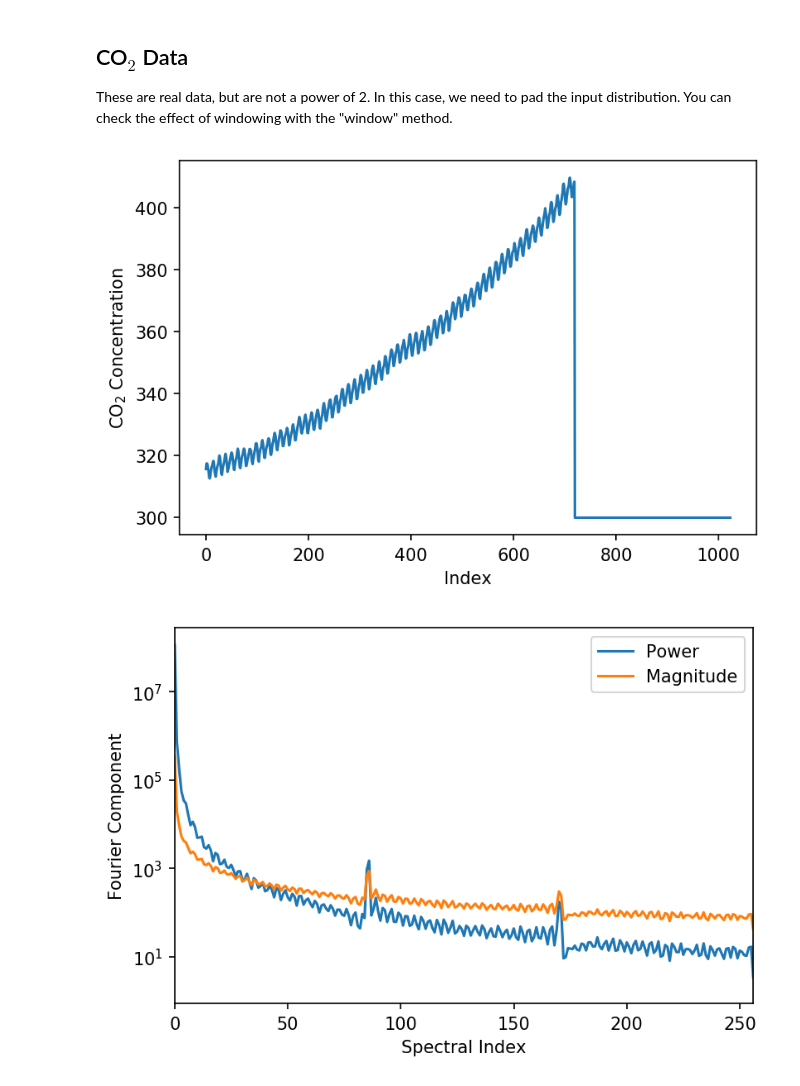
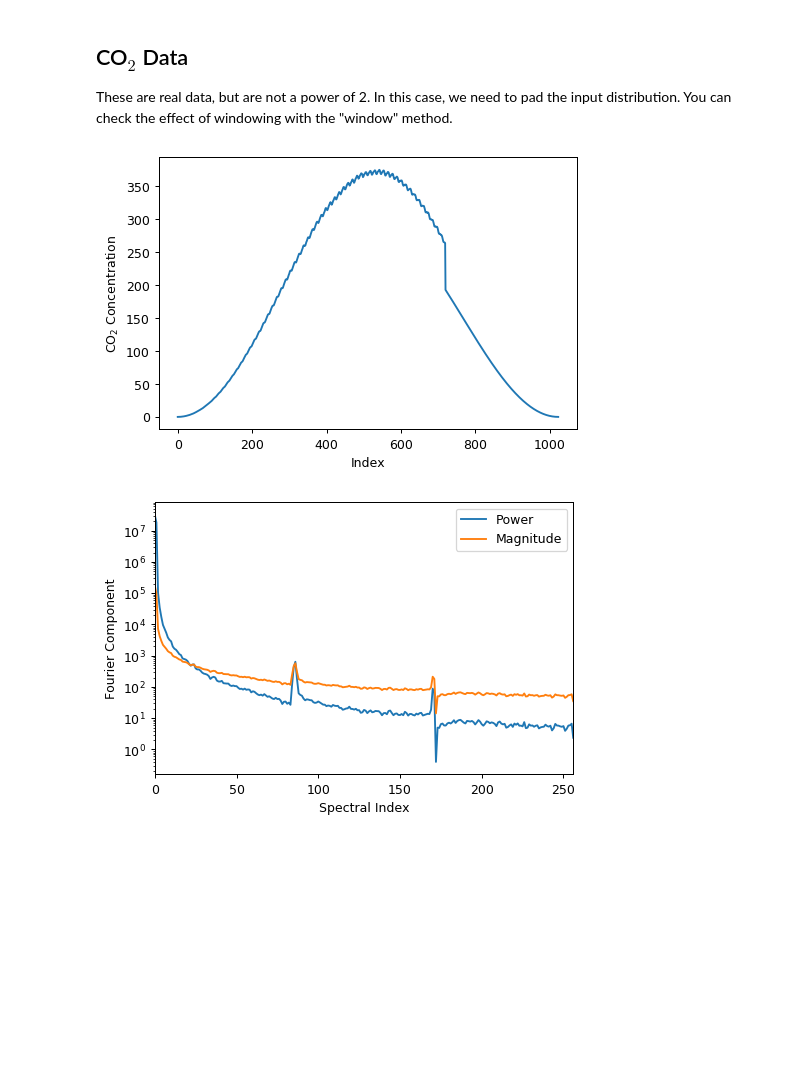
Before and after one commit to ubsuny/CompPhys, a Jupyter notebook: DataAnalysis/FFT/fft_padding.ipynb, the cells around one changed output. Drawn from its saved outputs; the diff is of its cells as text; code cells hidden in the pictures; blank space fills up the shorter version.

Commit message:
Various small corrections, updating some plots, etc

```diff
--- a/DataAnalysis/FFT/fft_padding.ipynb
+++ b/DataAnalysis/FFT/fft_padding.ipynb
@@ -16,7 +16,7 @@ import math
 # %%
 # Make the plots a bit bigger to see
 # NOTE: Must be done in a separate cell
-plt.rcParams['figure.dpi'] = 150
+plt.rcParams['figure.dpi'] = 90
 # %% [markdown]
 ## Simple Sine Wave
 
@@ -76,7 +76,7 @@ These are real data, but are not a power of 2. In this case, we need to pad the
 from read_co2 import read_co2
 import math
 
-window = False
+window = True
 
 # Read like previous example with CO2 data
 x,y = read_co2('co2_mm_mlo.txt')
@@ -94,32 +94,32 @@ if log2N - int(log2N) > 0.0 :
     # CAREFUL: When you pad, the x axis becomes somewhat "meaningless" for the padded values,
     # so typically it is best to just consider it an index
     x = np.arange(len(y))
     N = len(y)
     # Apply a window to reduce ringing from the 2^n cutoff
     if window :
         y = y * (0.5 - 0.5 * np.cos(2*np.pi*x/(N-1)))
 
 
 Y = fft(y)
 Y_abs = abs(Y)
 powery = fft_power(Y)
 powerx = np.arange(powery.size)
 
 f1 = plt.figure(1)
 plt.plot( x, y )
 plt.xlabel("Index")
 plt.ylabel("CO$_2$ Concentration")
 
 f2 = plt.figure(2)
 plt.plot( powerx, powery, label="Power" )
 plt.plot( x, Y_abs, label="Magnitude" )
 plt.xlim([0,N/4])
 plt.legend()
 plt.yscale('log')
 plt.xlabel("Spectral Index")
 plt.ylabel("Fourier Component")
 
 plt.show()
 # %% [output]
-[figure, old version]
+[figure, new version]
-[figure, old version]
+[figure, new version]
```
Also changed, not shown: parts of 1 cell of this notebook, 13 other files.
